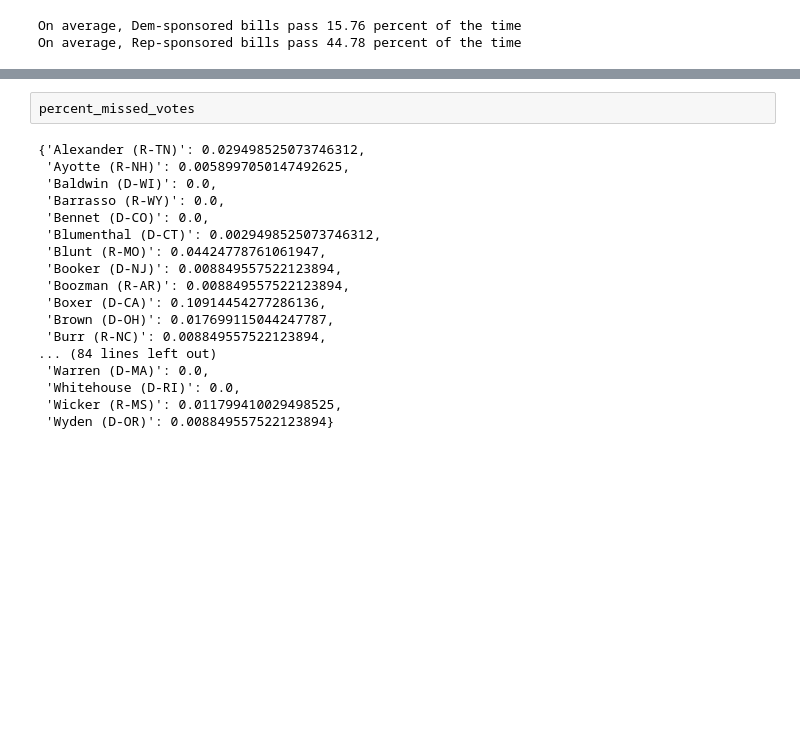
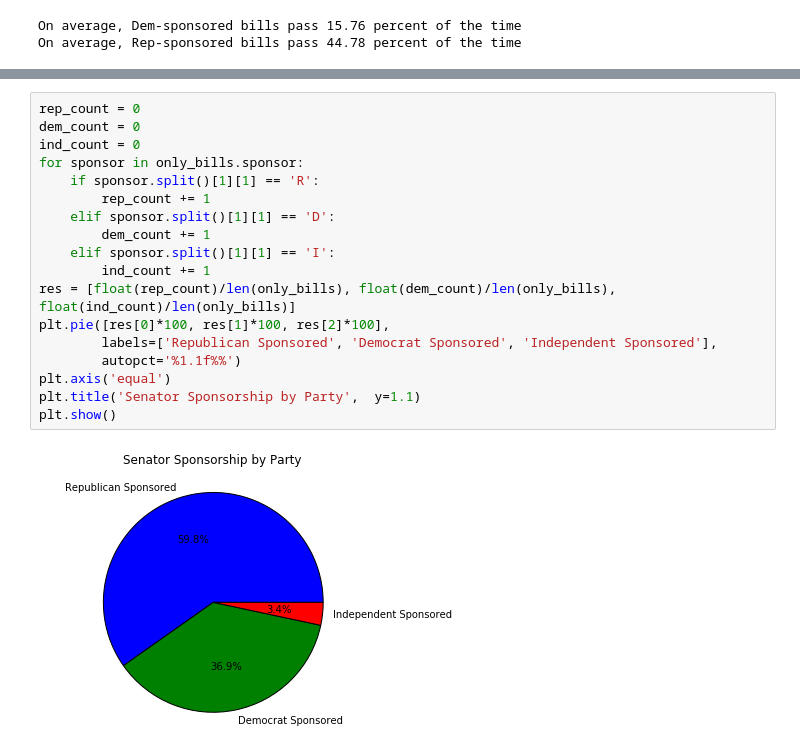
Before and after one commit to idgetto/DataScience16CTW, a Jupyter notebook: exploration/ZG_exploration.ipynb, the cells around one changed output, grey strips where cells are left out. Cells and saved outputs as stored; diff of their text form; blank space fills up the shorter version.

```diff
--- a/exploration/ZG_exploration.ipynb
+++ b/exploration/ZG_exploration.ipynb
@@ -365,20 +335,20 @@ Zimbabwe
-# %%
-percent_missed_votes
-# %% [output]
-{'Alexander (R-TN)': 0.029498525073746312,
- 'Ayotte (R-NH)': 0.0058997050147492625,
- 'Baldwin (D-WI)': 0.0,
- 'Barrasso (R-WY)': 0.0,
- 'Bennet (D-CO)': 0.0,
- 'Blumenthal (D-CT)': 0.0029498525073746312,
- 'Blunt (R-MO)': 0.04424778761061947,
- 'Booker (D-NJ)': 0.008849557522123894,
- 'Boozman (R-AR)': 0.008849557522123894,
- 'Boxer (D-CA)': 0.10914454277286136,
- 'Brown (D-OH)': 0.017699115044247787,
- 'Burr (R-NC)': 0.008849557522123894,
-... (84 lines left out)
- 'Warren (D-MA)': 0.0,
- 'Whitehouse (D-RI)': 0.0,
- 'Wicker (R-MS)': 0.011799410029498525,
- 'Wyden (D-OR)': 0.008849557522123894}
+# %%
+rep_count = 0
+dem_count = 0
+ind_count = 0
+for sponsor in only_bills.sponsor:
+    if sponsor.split()[1][1] == 'R':
+        rep_count += 1
+    elif sponsor.split()[1][1] == 'D':
+        dem_count += 1
+    elif sponsor.split()[1][1] == 'I':
+        ind_count += 1
+res = [float(rep_count)/len(only_bills), float(dem_count)/len(only_bills), float(ind_count)/len(only_bills)]
+plt.pie([res[0]*100, res[1]*100, res[2]*100],
+        labels=['Republican Sponsored', 'Democrat Sponsored', 'Independent Sponsored'],
+        autopct='%1.1f%%')
+plt.axis('equal')
+plt.title('Senator Sponsorship by Party',  y=1.1)
+plt.show()
+# %% [output]
+[figure, added]
```
Also changed, not shown: parts of 9 cells of this notebook, 1 other file.
